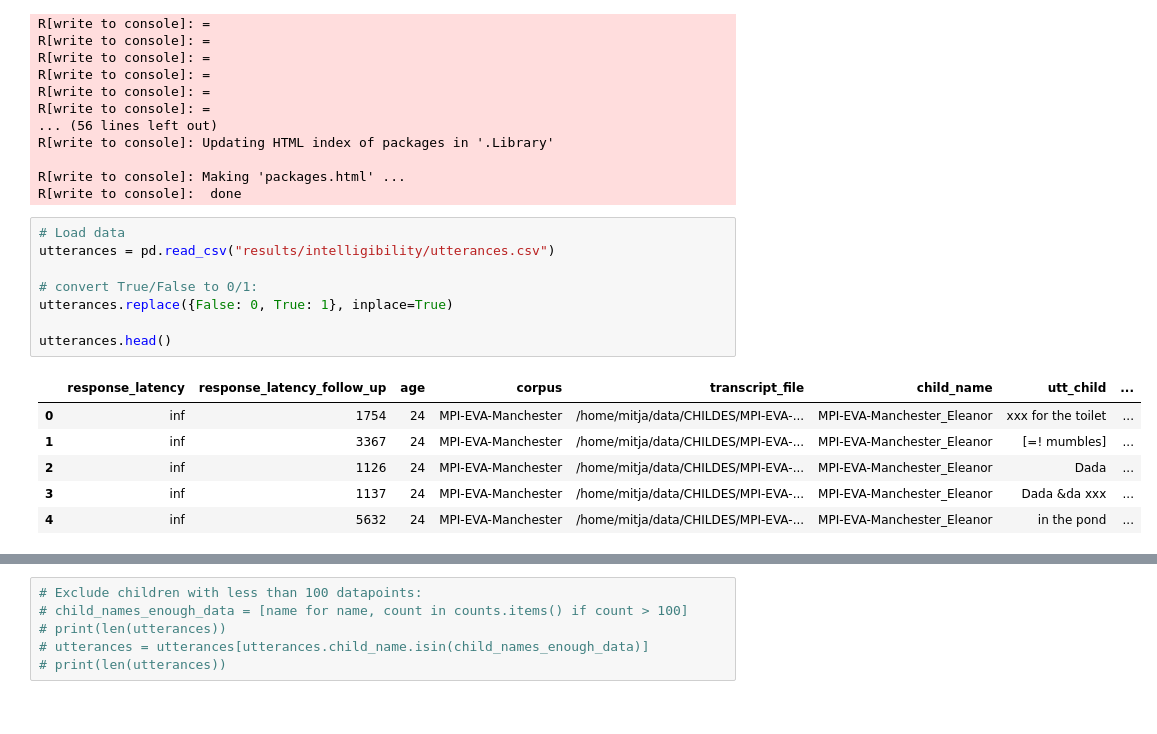
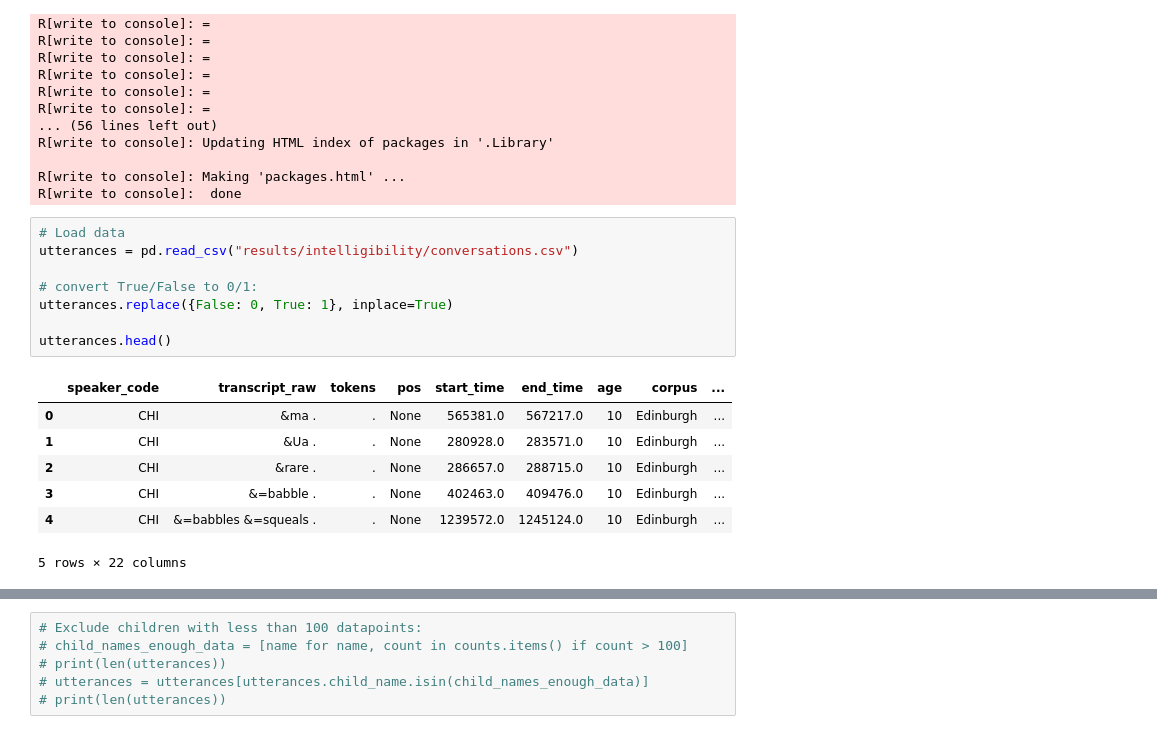
Before and after one commit to mitjanikolaus/childes-communicative-feedback, a Jupyter notebook: analysis_intelligibility_glm.ipynb, the cells around one changed output, grey strips where cells are left out. Saved outputs shown, nothing was run; the diff lists cells and outputs as text.

```diff
--- a/analysis_intelligibility_glm.ipynb
+++ b/analysis_intelligibility_glm.ipynb
@@ -30,19 +30,20 @@ R[write to console]: Making 'packages.html' ...
 R[write to console]:  done
 # %%
 # Load data
-utterances = pd.read_csv("results/intelligibility/utterances.csv")
+utterances = pd.read_csv("results/intelligibility/conversations.csv")
 
 # convert True/False to 0/1:
 utterances.replace({False: 0, True: 1}, inplace=True)
 
 utterances.head()
 # %% [output]
-|  | response_latency | response_latency_follow_up | age | corpus | transcript_file | child_name | utt_child | ... |
-| 0 | inf | 1754 | 24 | MPI-EVA-Manchester | /home/mitja/data/CHILDES/MPI-EVA-... | MPI-EVA-Manchester_Eleanor | xxx for the toilet | ... |
-| 1 | inf | 3367 | 24 | MPI-EVA-Manchester | /home/mitja/data/CHILDES/MPI-EVA-... | MPI-EVA-Manchester_Eleanor | [=! mumbles] | ... |
-| 2 | inf | 1126 | 24 | MPI-EVA-Manchester | /home/mitja/data/CHILDES/MPI-EVA-... | MPI-EVA-Manchester_Eleanor | Dada | ... |
-| 3 | inf | 1137 | 24 | MPI-EVA-Manchester | /home/mitja/data/CHILDES/MPI-EVA-... | MPI-EVA-Manchester_Eleanor | Dada &da xxx | ... |
-| 4 | inf | 5632 | 24 | MPI-EVA-Manchester | /home/mitja/data/CHILDES/MPI-EVA-... | MPI-EVA-Manchester_Eleanor | in the pond | ... |
+|  | speaker_code | transcript_raw | tokens | pos | start_time | end_time | age | corpus | ... |
+| 0 | CHI | &ma . | . | None | 565381.0 | 567217.0 | 10 | Edinburgh | ... |
+| 1 | CHI | &Ua . | . | None | 280928.0 | 283571.0 | 10 | Edinburgh | ... |
+| 2 | CHI | &rare . | . | None | 286657.0 | 288715.0 | 10 | Edinburgh | ... |
+| 3 | CHI | &=babble . | . | None | 402463.0 | 409476.0 | 10 | Edinburgh | ... |
+| 4 | CHI | &=babbles &=squeals . | . | None | 1239572.0 | 1245124.0 | 10 | Edinburgh | ... |
+5 rows × 22 columns
 # %%
 # Some children have very few data points:
 counts = utterances.groupby("child_name").size()
```
Also changed, not shown: parts of 11 cells of this notebook, 5 other files.
